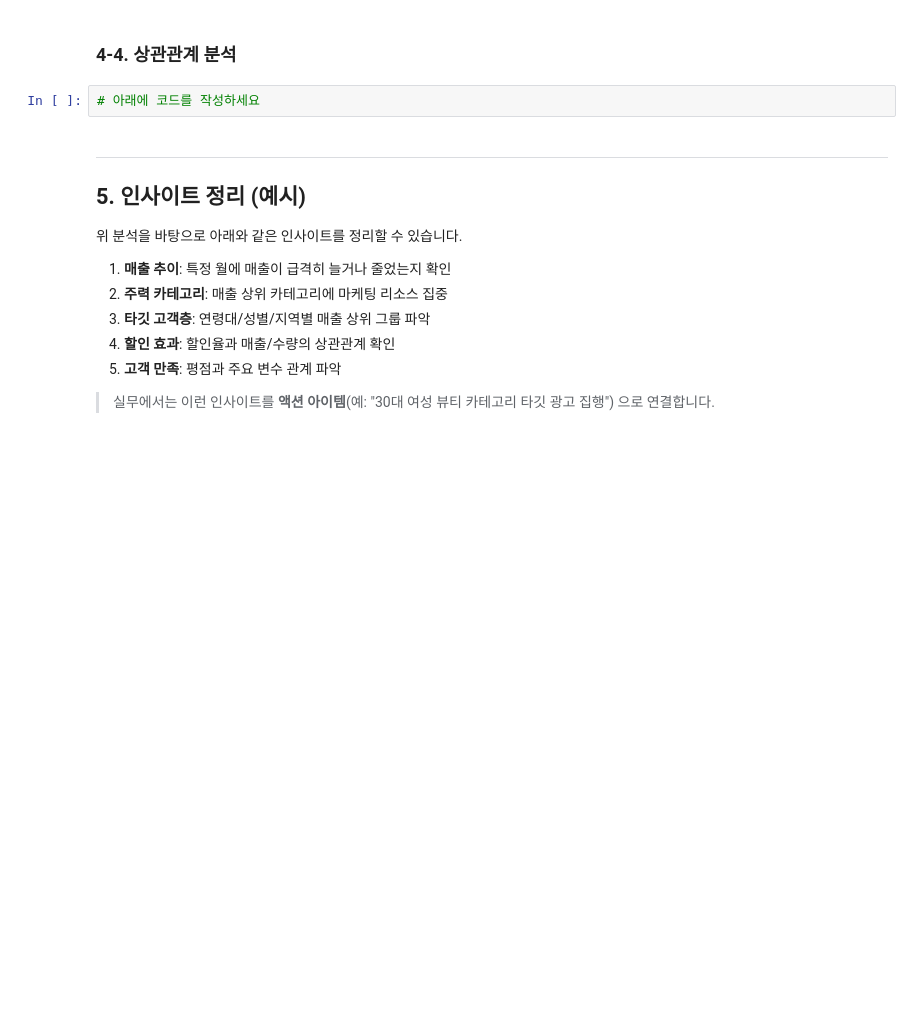
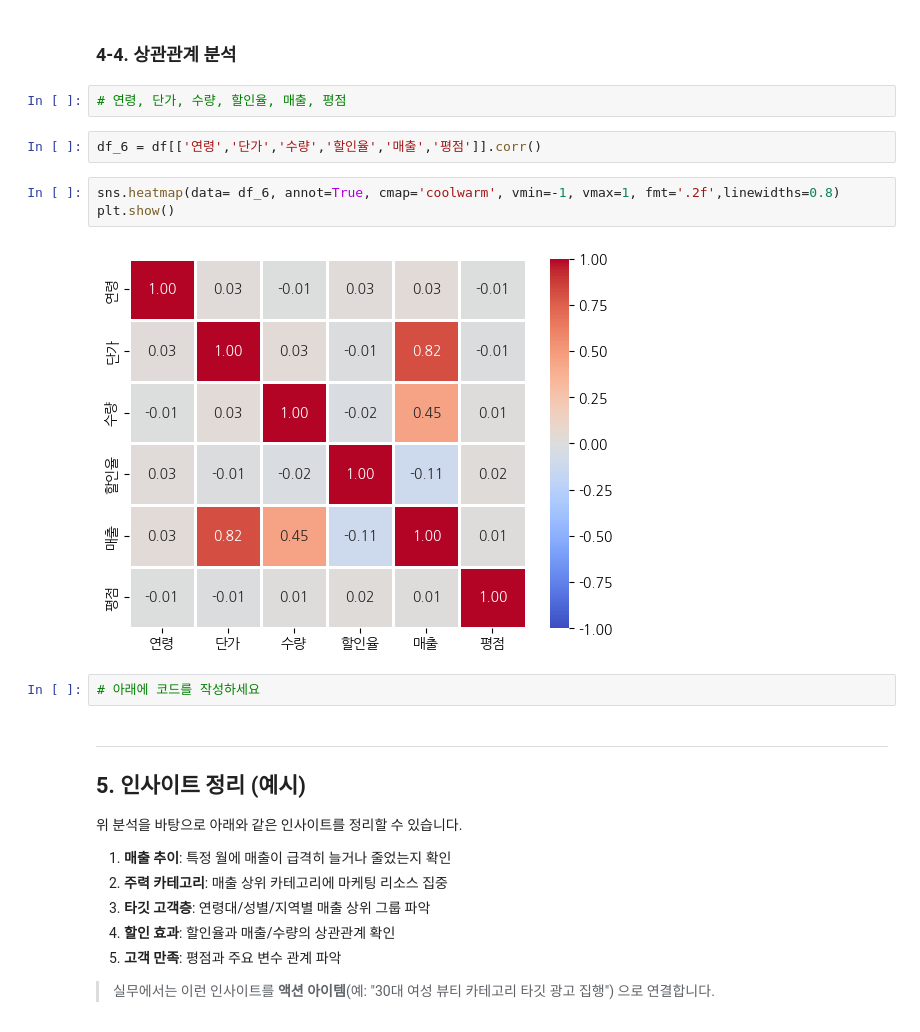
Before and after one commit to blockenters/DT1, a Jupyter notebook: 17_EDA_종합_프로젝트.ipynb, the cells around one changed output. Saved outputs shown, nothing was run; the diff lists cells and outputs as text; blank space fills up the shorter version.

```diff
--- a/17_EDA_종합_프로젝트.ipynb
+++ b/17_EDA_종합_프로젝트.ipynb
@@ -351,5 +348,14 @@ df.head(1)
 # %% [markdown]
 ### 4-4. 상관관계 분석
+# %%
+# 연령, 단가, 수량, 할인율, 매출, 평점
+# %%
+df_6 = df[['연령','단가','수량','할인율','매출','평점']].corr()
+# %%
+sns.heatmap(data= df_6, annot=True, cmap='coolwarm', vmin=-1, vmax=1, fmt='.2f',linewidths=0.8)
+plt.show()
+# %% [output]
+[figure, added]
 # %%
 # 아래에 코드를 작성하세요
 # %% [markdown]
```
Also changed, not shown: parts of 28 cells of this notebook.
